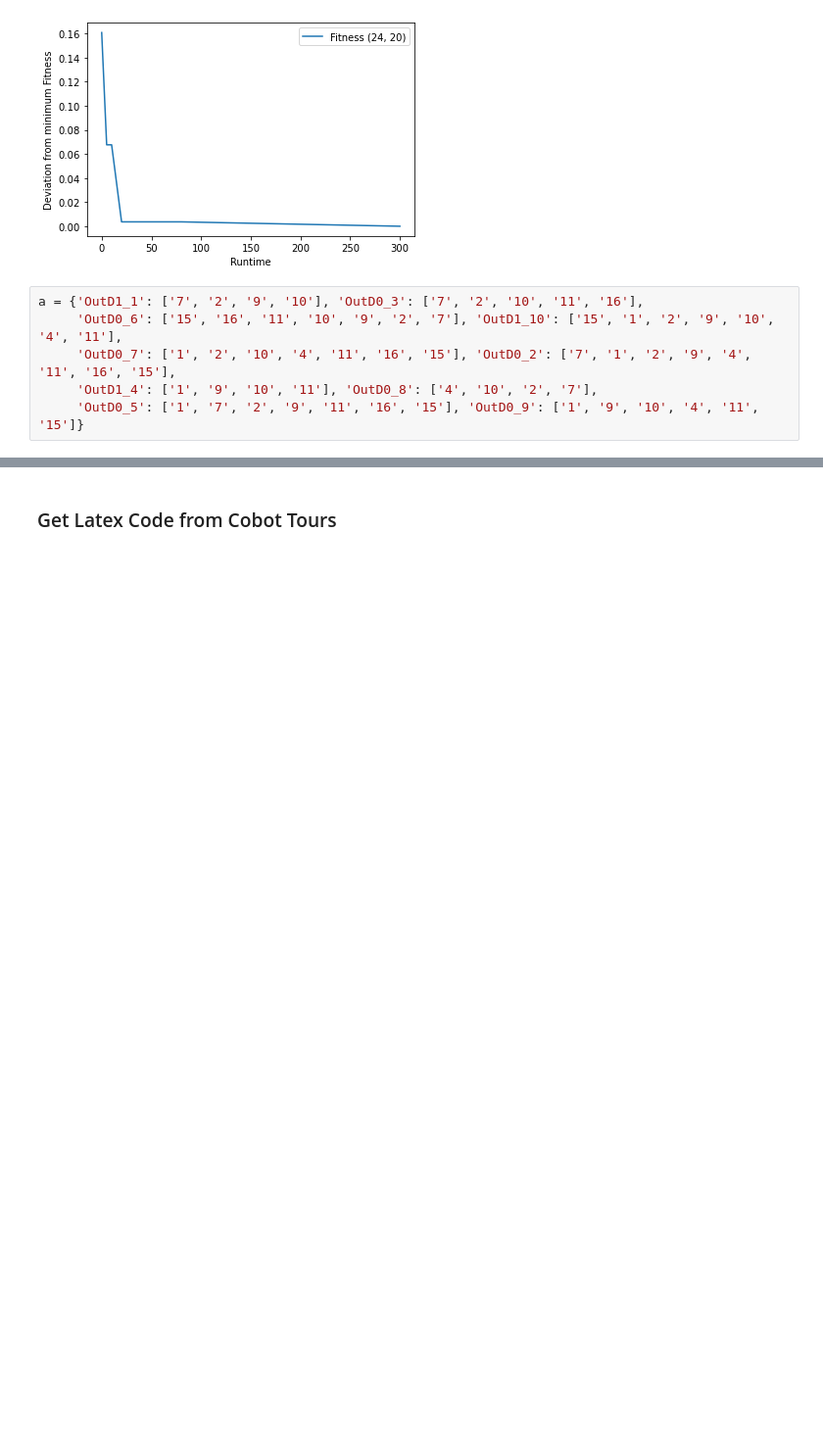
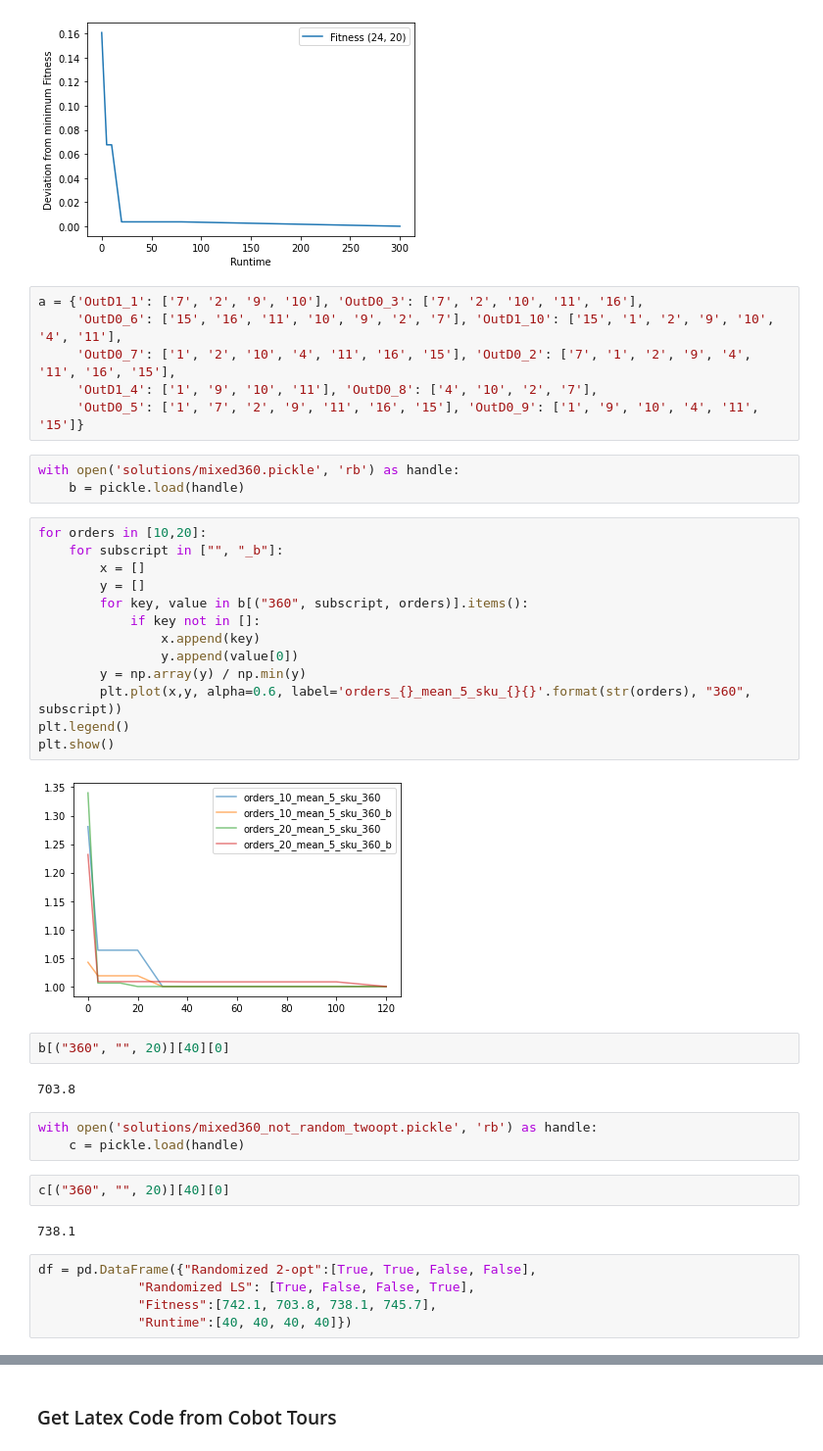
Before and after one commit to LTluttmann/cobot_shortest_path, a Jupyter notebook: analyse_solution/analyse_solution.ipynb, the cells around one changed output, grey strips where cells are left out. Shown: that part at 98% size. Drawn from its saved outputs; the diff is of its cells as text; blank space fills up the shorter version.

Commit message:
compare ILS and VNS for mixed shelves

```diff
--- a/analyse_solution/analyse_solution.ipynb
+++ b/analyse_solution/analyse_solution.ipynb
@@ -98,3 +98,37 @@ a = {'OutD1_1': ['7', '2', '9', '10'], 'OutD0_3': ['7', '2', '10', '11', '16'],
      'OutD0_7': ['1', '2', '10', '4', '11', '16', '15'], 'OutD0_2': ['7', '1', '2', '9', '4', '11', '16', '15'],
      'OutD1_4': ['1', '9', '10', '11'], 'OutD0_8': ['4', '10', '2', '7'],
      'OutD0_5': ['1', '7', '2', '9', '11', '16', '15'], 'OutD0_9': ['1', '9', '10', '4', '11', '15']}
+# %%
+with open('solutions/mixed360.pickle', 'rb') as handle:
+    b = pickle.load(handle)
+# %%
+for orders in [10,20]:
+    for subscript in ["", "_b"]:
+        x = []
+        y = []
+        for key, value in b[("360", subscript, orders)].items():
+            if key not in []:
+                x.append(key)
+                y.append(value[0])
+        y = np.array(y) / np.min(y)
+        plt.plot(x,y, alpha=0.6, label='orders_{}_mean_5_sku_{}{}'.format(str(orders), "360", subscript))
+plt.legend()
+plt.show()
+# %% [output]
+[figure, added]
+# %%
+b[("360", "", 20)][40][0]
+# %% [output]
+703.8
+# %%
+with open('solutions/mixed360_not_random_twoopt.pickle', 'rb') as handle:
+    c = pickle.load(handle)
+# %%
+c[("360", "", 20)][40][0]
+# %% [output]
+738.1
+# %%
+df = pd.DataFrame({"Randomized 2-opt":[True, True, False, False],
+             "Randomized LS": [True, False, False, True],
+             "Fitness":[742.1, 703.8, 738.1, 745.7],
+             "Runtime":[40, 40, 40, 40]})
```
Also changed, not shown: parts of 6 cells of this notebook, 2 other files.
